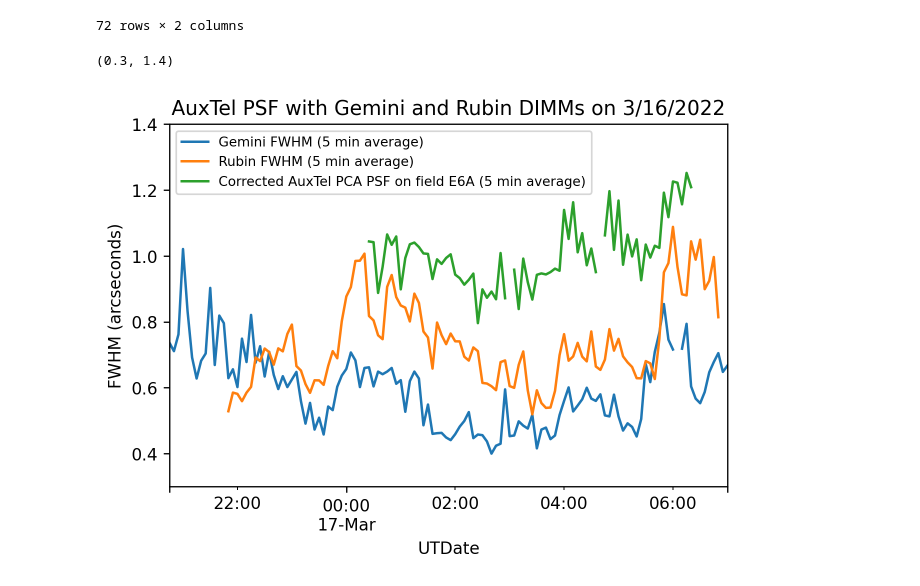
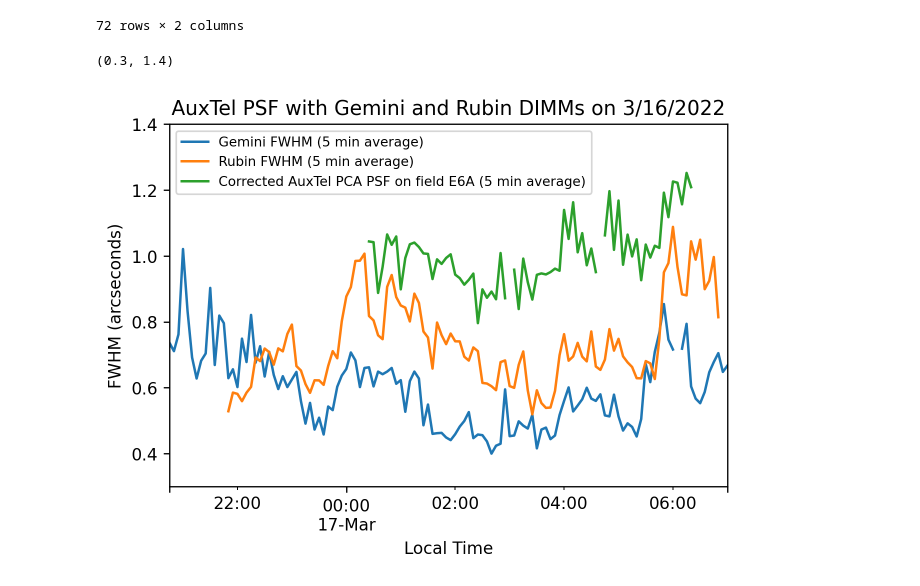
Before and after one commit to cwwalter/summit, a Jupyter notebook: DIMM.ipynb, the cells around one changed output. Drawn from its saved outputs; the diff is of its cells as text; code cells hidden in the pictures.

```diff
--- a/DIMM.ipynb
+++ b/DIMM.ipynb
@@ -87,13 +87,14 @@ auxtel_5
 # %%
 gemini_5.dimmFwhm.plot(label = 'Gemini FWHM (5 min average)')
 dimm_5.fwhm.plot(label = 'Rubin FWHM (5 min average)')
 auxtel_5.measCorrFWHM.plot(label = 'Corrected AuxTel PCA PSF on field E6A (5 min average)')
 
 plt.title(r'AuxTel PSF with Gemini and Rubin DIMMs on 3/16/2022')
-plt.ylabel(r'FWHM (arcseconds)');
+plt.ylabel(r'FWHM (arcseconds)')
+plt.xlabel(r'Local Time');
 plt.legend(fontsize=8)
 
 plt.ylim(0.3, 1.4)
 # %% [output]
 (0.3, 1.4)
-[figure, old version]
+[figure, new version]
```
Also changed, not shown: parts of 1 cell of this notebook.
